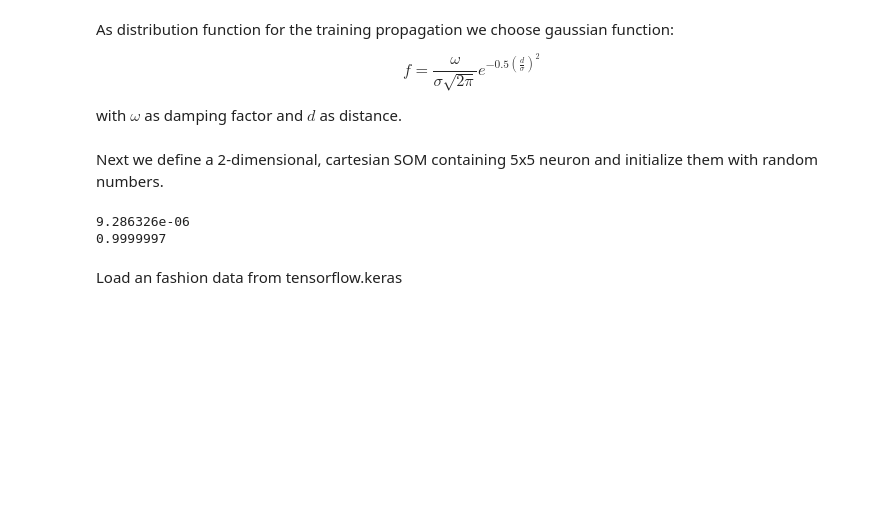
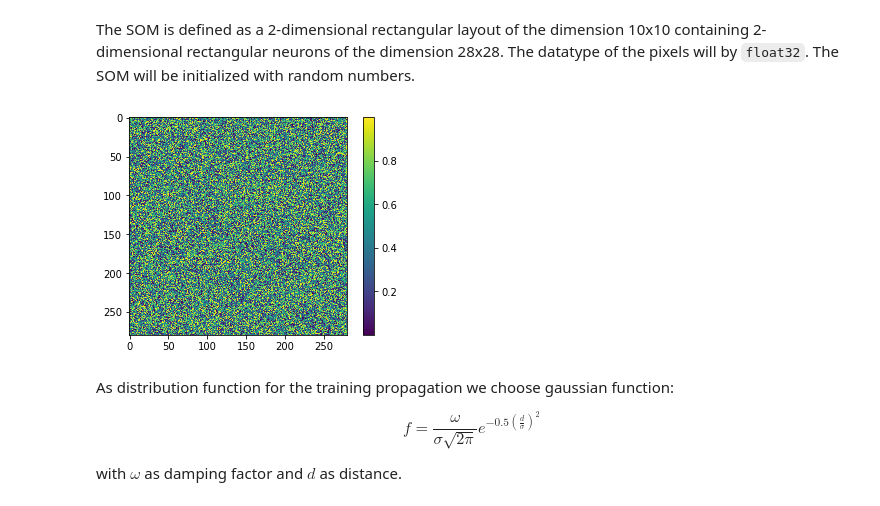
Before and after one commit to HITS-AIN/PINK, a Jupyter notebook: tools/notebooks/train.ipynb, the cells around one changed output. Cells and saved outputs as stored; diff of their text form; code cells hidden in the pictures; blank space fills up the shorter version.

```diff
--- a/tools/notebooks/train.ipynb
+++ b/tools/notebooks/train.ipynb
@@ -14,3 +37,15 @@ print(pink.__version__)
+# %% [markdown]
+The SOM is defined as a 2-dimensional rectangular layout of the dimension 10x10 containing 2-dimensional rectangular neurons of the dimension 28x28. The datatype of the pixels will by `float32`. The SOM will be initialized with random numbers.
+# %%
+np_som = np.random.rand(10, 10, 28, 28).astype(np.float32)
+som = pink.som_cartesian_2d_cartesian_2d_float(np_som)
+
+plt.figure()
+plt.imshow(np_som.swapaxes(1, 2).reshape((280, 280)))
+plt.colorbar()
+plt.grid(False)
+# %% [output]
+[figure, added]
 # %% [markdown]
 As distribution function for the training propagation we choose gaussian function:
 
@@ -30,15 +65,3 @@ class GaussianFunctor():
     def __call__(self, distance):
         return self.damping / (self.sigma * math.sqrt(2.0 * math.pi)) \
             * math.exp(-0.5 * math.pow((distance / self.sigma), 2))
-# %% [markdown]
-Next we define a 2-dimensional, cartesian SOM containing 5x5 neuron and initialize them with random numbers.
-# %%
-np_som = np.random.rand(10, 10, 28, 28).astype(np.float32)
-print(np.amin(np_som))
-print(np.amax(np_som))
-som = pink.som_cartesian_2d_cartesian_2d_float(np_som)
-# %% [output]
-9.286326e-06
-0.9999997
-# %% [markdown]
-Load an fashion data from tensorflow.keras
```
Also changed, not shown: parts of 12 cells of this notebook.
